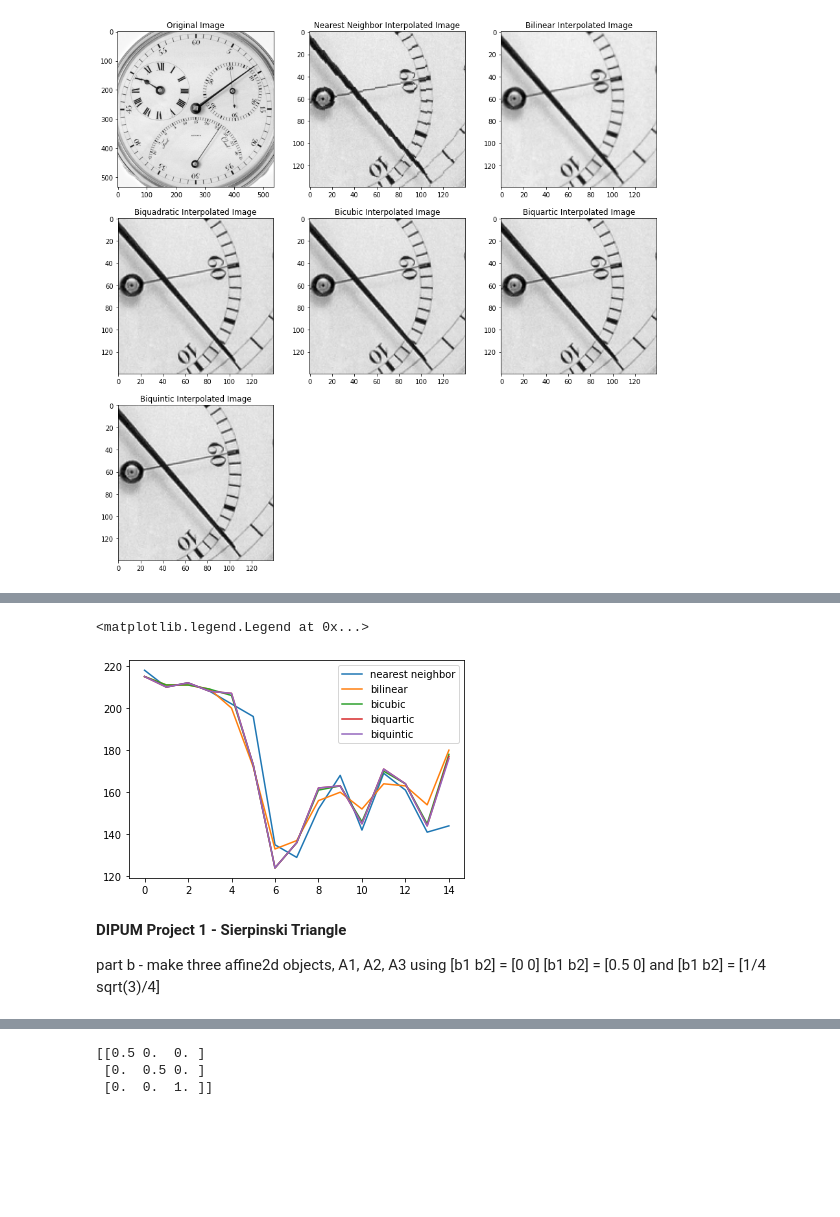
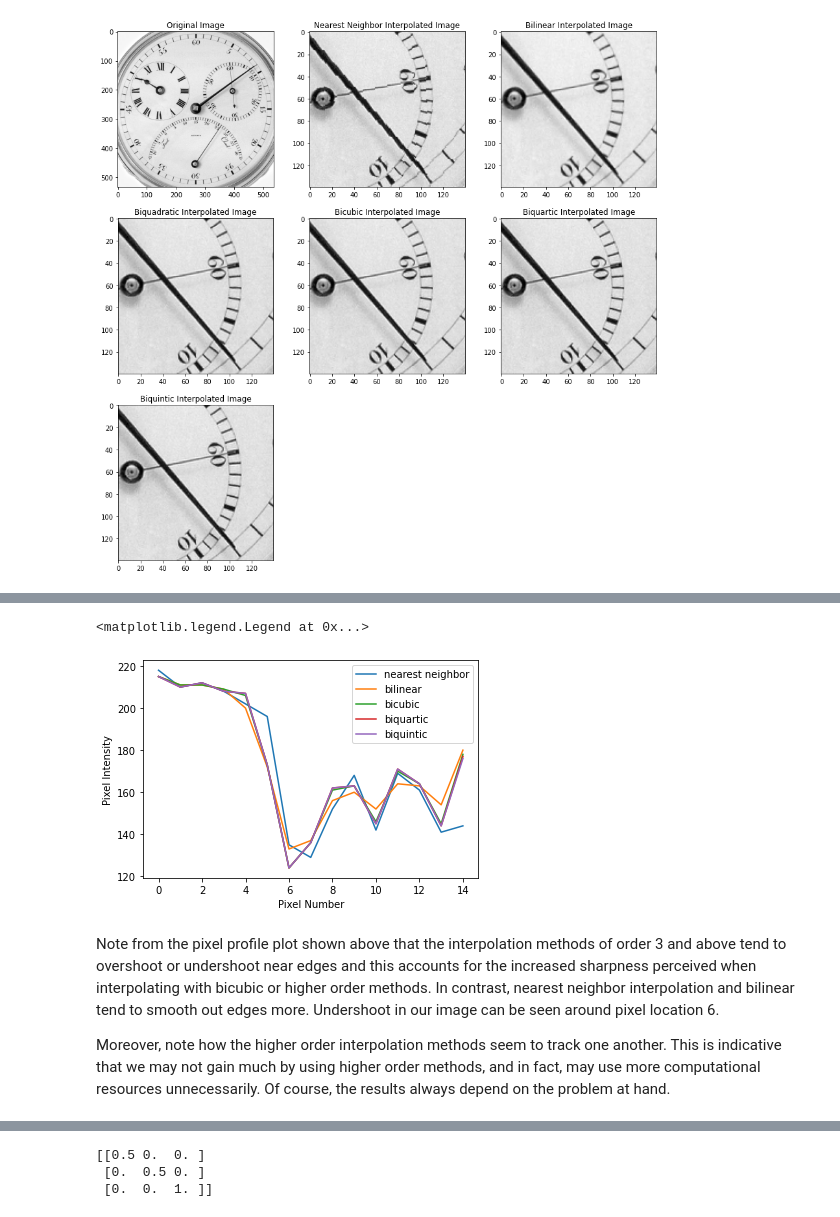
Before and after one commit to ecolon08/Digital-Image-Processing, a Jupyter notebook: Transformations/ec_dip_transformations_01.ipynb, the cells around one changed output, grey strips where cells are left out. Drawn from its saved outputs; the diff is of its cells as text; code cells hidden in the pictures; blank space fills up the shorter version.

```diff
--- a/Transformations/ec_dip_transformations_01.ipynb
+++ b/Transformations/ec_dip_transformations_01.ipynb
@@ -520,17 +509,23 @@ print(np.repeat([98], 20))
 # %%
 cropped = img_chr_bicubic[55:70, 105].reshape(-1,1)
 fig_pix, ax_pix = plt.subplots(1,1)
 ax_pix.plot(img_chr_near_neig[55:70, 105].reshape(-1,1),label='nearest neighbor')
 ax_pix.plot(img_chr_bilin[55:70, 105].reshape(-1,1),label='bilinear')
 ax_pix.plot(img_chr_bicubic[55:70, 105].reshape(-1,1),label='bicubic')
 ax_pix.plot(img_chr_biquartic[55:70, 105].reshape(-1,1),label='biquartic')
 ax_pix.plot(img_chr_biquintic[55:70, 105].reshape(-1,1),label='biquintic')
+ax_pix.set_xlabel("Pixel Number")
+ax_pix.set_ylabel("Pixel Intensity")
 ax_pix.legend()
 # %% [output]
 <matplotlib.legend.Legend at 0x...>
-[figure, old version]
+[figure, new version]
-# %% [markdown]
-**DIPUM Project 1 - Sierpinski Triangle**
-
-part b - make three affine2d objects, A1, A2, A3 using [b1 b2] = [0 0]
-[b1 b2] = [0.5 0] and [b1 b2] = [1/4 sqrt(3)/4]
+# %% [markdown]
+Note from the pixel profile plot shown above that the interpolation methods of order 3 and above tend to overshoot or
+undershoot near edges and this accounts for the increased sharpness perceived when interpolating with bicubic or higher
+order methods. In contrast, nearest neighbor interpolation and bilinear tend to smooth out edges more. Undershoot in our
+image can be seen around pixel location 6.
+
+Moreover, note how the higher order interpolation methods seem to track one another. This is indicative that we may not
+gain much by using higher order methods, and in fact, may use more computational resources unnecessarily. Of course, the
+results always depend on the problem at hand.
```
Also changed, not shown: parts of 18 cells of this notebook.
